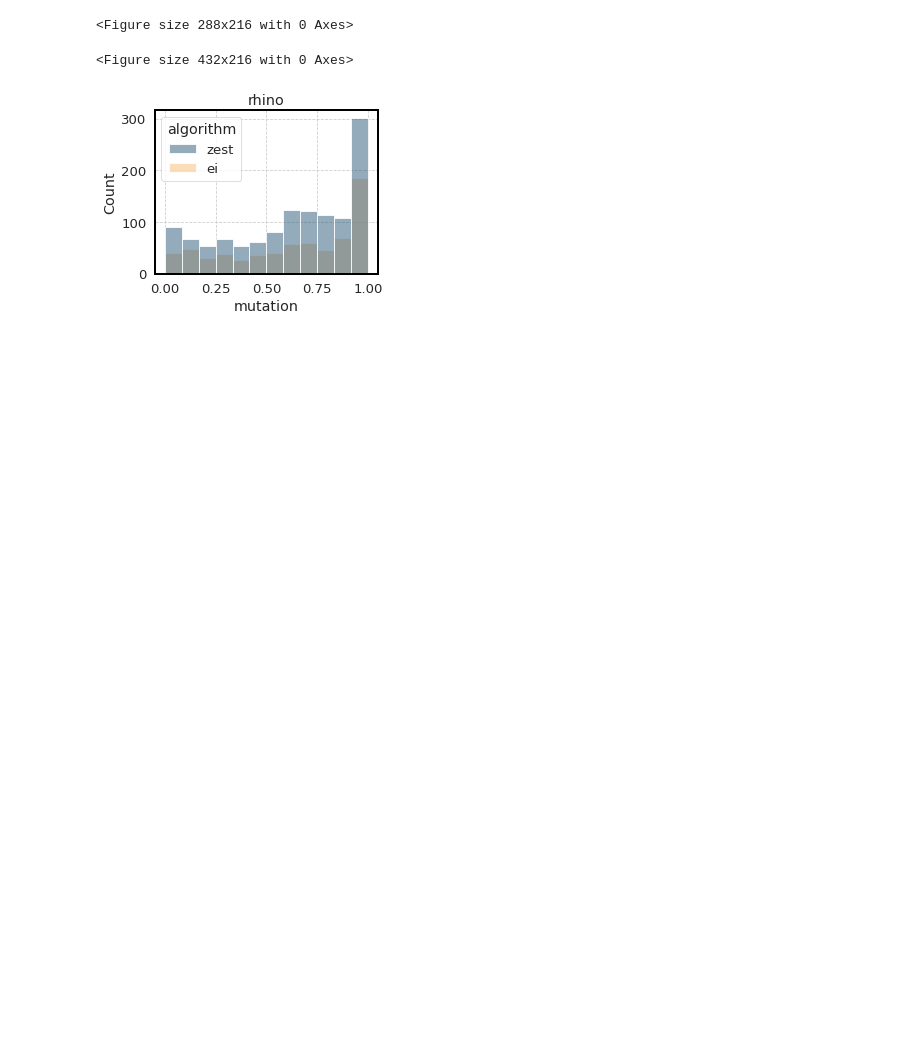
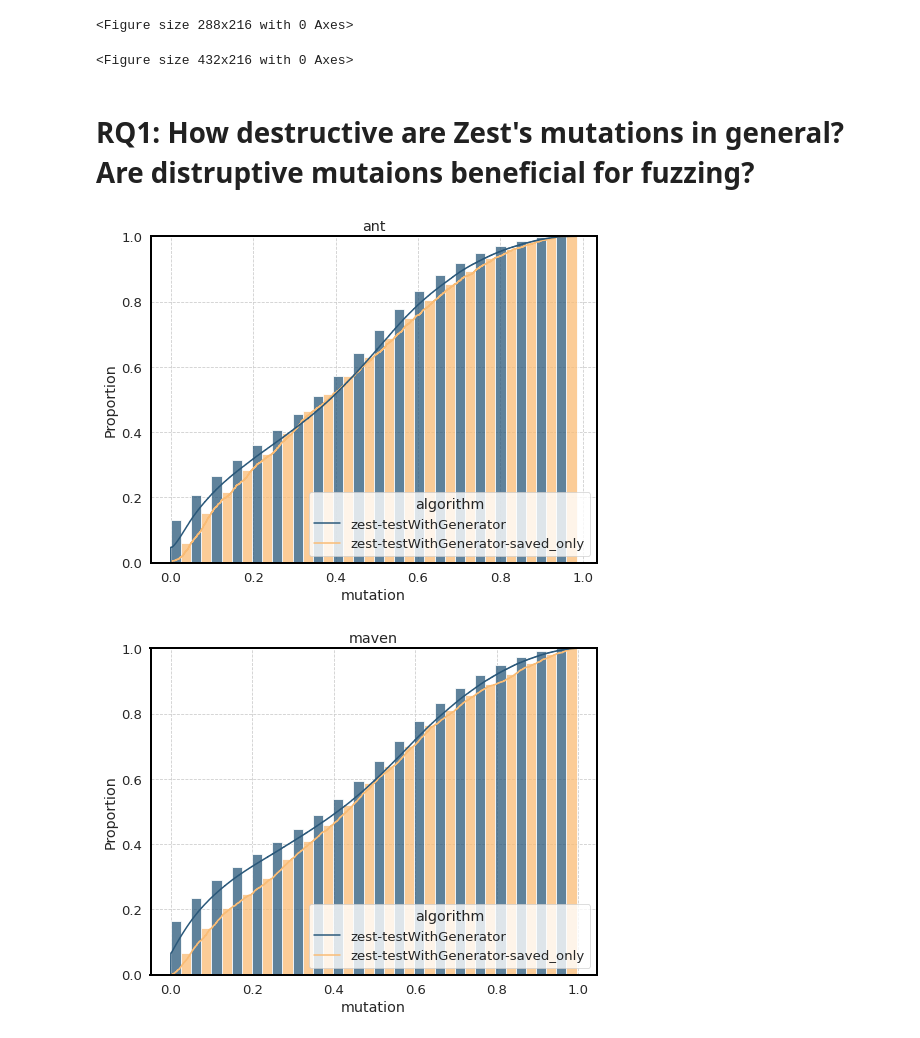
Before and after one commit to aoli-al/JQF-ei, a Jupyter notebook: scripts/experiments/ei/paper_figs.ipynb, the cells around one changed output. Saved outputs shown, nothing was run; the diff lists cells and outputs as text; code cells hidden in the pictures; blank space fills up the shorter version.

```diff
--- a/scripts/experiments/ei/paper_figs.ipynb
+++ b/scripts/experiments/ei/paper_figs.ipynb
@@ -75,9 +83,12 @@ data_dir = os.path.join(os.path.expanduser("~"), "repos/cloudlab/results-JQF/ei-
 generate_perf_graph(data_dir, algorithms, output_dir, "perf")
 # %% [output]
 <Figure size 432x216 with 0 Axes>
+# %% [markdown]
+# RQ1: How destructive are Zest's mutations in general? Are distruptive mutaions beneficial for fuzzing?
 # %%
 from process_data import parse_and_visualize_mutation_data
 
-parse_and_visualize_mutation_data("/data/aoli/results-JQF/log-mutation/", True)
+parse_and_visualize_mutation_data("/data/aoli/results-JQF/ei-m510-mutation/", [False, True], ["testWithGenerator"], ["zest"])
 # %% [output]
-[figure, old version]
+[figure, new version]
+[figure, added]
```
Also changed, not shown: parts of 7 cells of this notebook, 6 other files.
